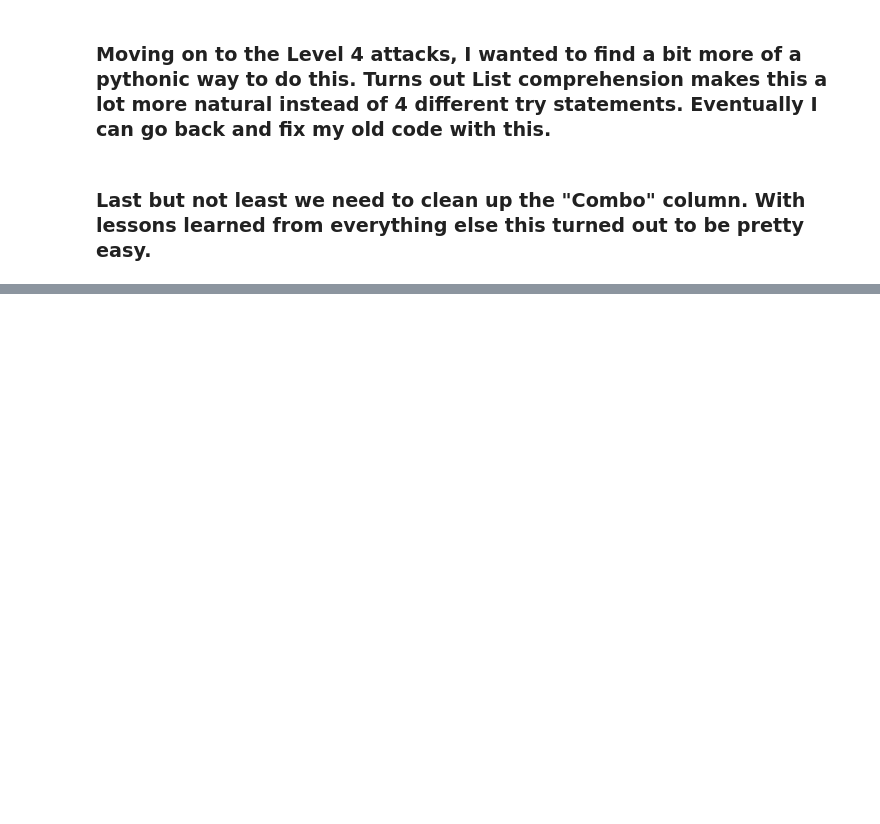
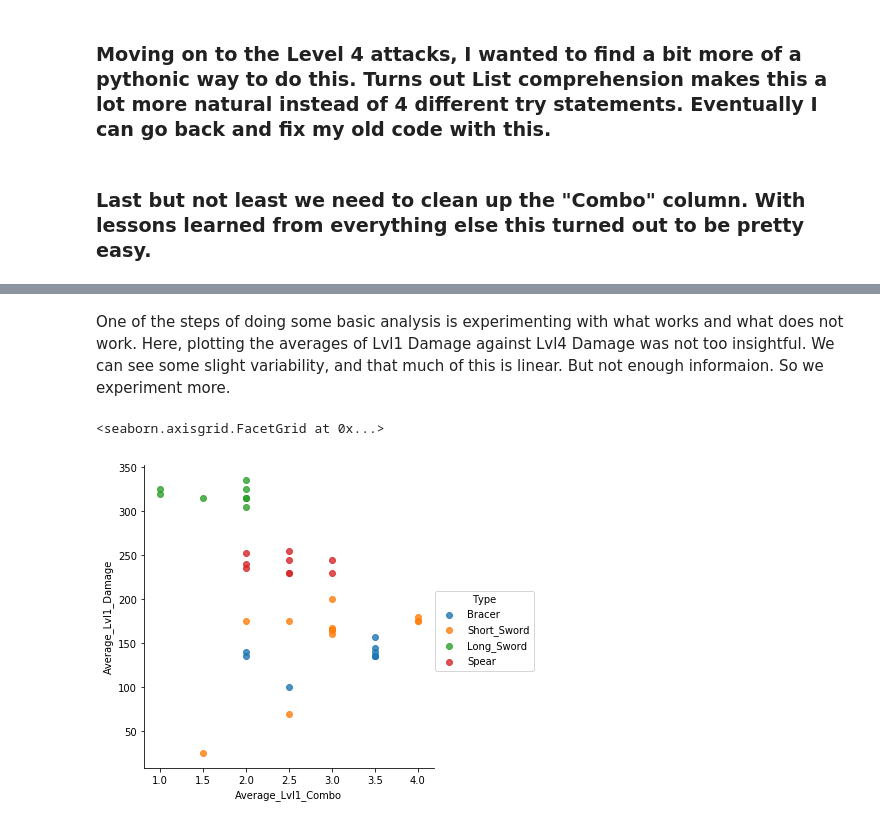
Before and after one commit to TMazzeo22/Projects, a Jupyter notebook: Nier_Cleaning_Visualization.ipynb, the cells around one changed output, grey strips where cells are left out. Cells and saved outputs as stored; diff of their text form; code cells hidden in the pictures; blank space fills up the shorter version.

```diff
--- a/Nier_Cleaning_Visualization.ipynb
+++ b/Nier_Cleaning_Visualization.ipynb
@@ -222,0 +232,10 @@ Nier_Weapons.describe()
+# %% [markdown]
+One of the steps of doing some basic analysis is experimenting with what works and what does not work. Here, plotting the averages of Lvl1 Damage against Lvl4 Damage was not too insightful. We can see some slight variability, and that much of this is linear. But not enough informaion. So we experiment more.
+# %%
+y = 'Average_Lvl1_Damage'
+x = 'Average_Lvl1_Combo'
+
+sns.lmplot(x,y,data = Nier_Weapons, hue = 'Type', fit_reg = False)
+# %% [output]
+<seaborn.axisgrid.FacetGrid at 0x...>
+[figure, added]
```
Also changed, not shown: parts of 8 cells of this notebook, 1 other file.
